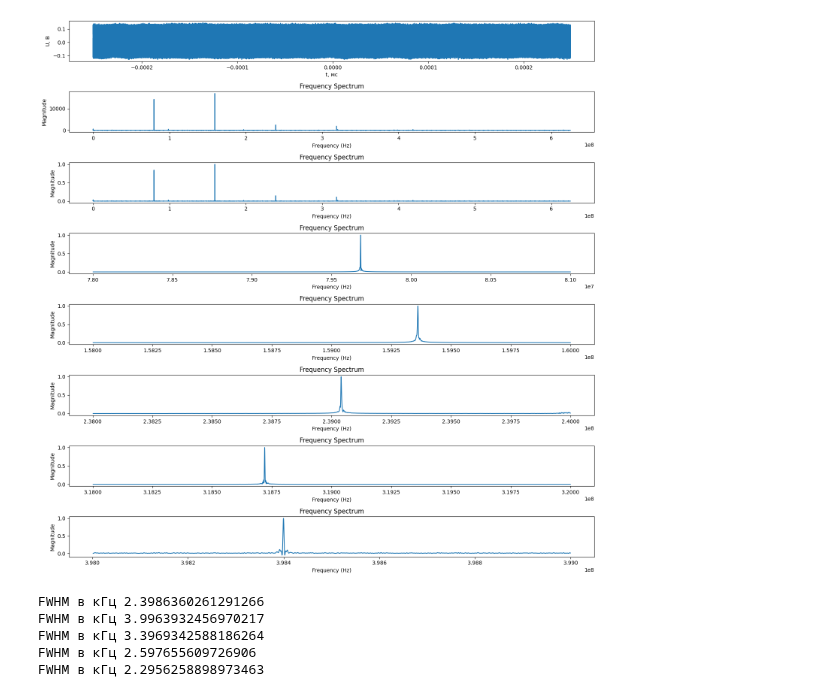
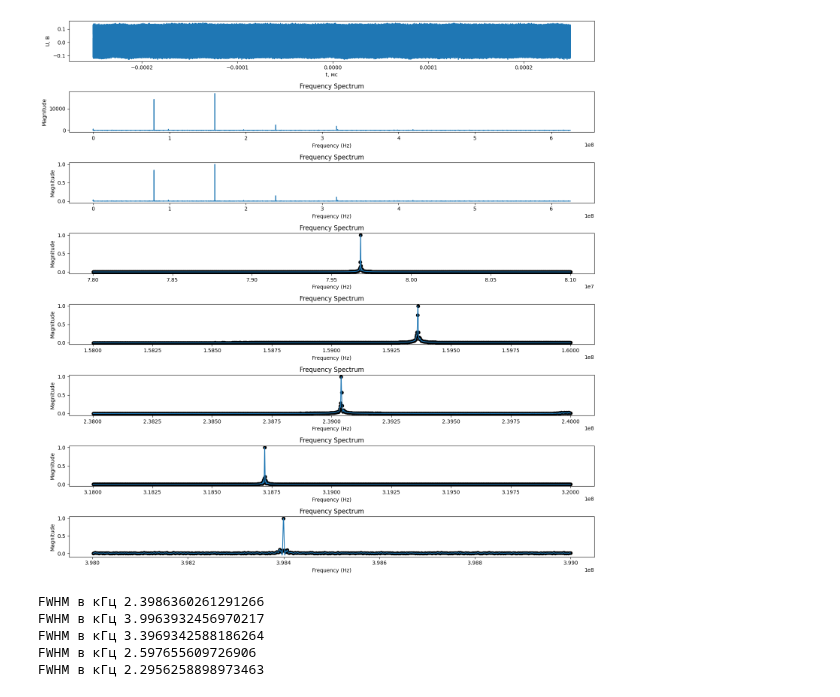
Before and after one commit to Orange-spearow/Finally_praktika, a Jupyter notebook: НовыйЛазер2.ipynb, the cells around one changed output. Saved outputs shown, nothing was run; the diff lists cells and outputs as text; code cells hidden in the pictures.

```diff
--- a/НовыйЛазер2.ipynb
+++ b/НовыйЛазер2.ipynb
@@ -100,14 +100,17 @@ ax[2].set_xlabel('Frequency (Hz)')
 ax[2].set_ylabel('Magnitude')
 ax[2].set_title('Frequency Spectrum')
 
-ax[3].plot(spectr_new_1, Spectr_spl_1/max(Spectr_spl_1))
+
 #ax[3].axvline(x = 298268.44159920904, color='k', linestyle='-')
 #ax[3].set_xlim(155e6, 165e6)
+ax[3].plot(spectr_new_1, Spectr_spl_1/max(Spectr_spl_1))
+ax[3].scatter(freq_1,fft_signal_1/max(fft_signal_1), color = 'k')
 ax[3].set_xlabel('Frequency (Hz)')
 ax[3].set_ylabel('Magnitude')
 ax[3].set_title('Frequency Spectrum')
 
 ax[4].plot(spectr_new_2, Spectr_spl_2/max(Spectr_spl_2))
+ax[4].scatter(freq_2,fft_signal_2/max(fft_signal_2), color = 'k')
 #ax[4].axvline(x = 298268.44159920904, color='k', linestyle='-')
 #ax[4].set_xlim(155e6, 165e6)
 ax[4].set_xlabel('Frequency (Hz)')
@@ -115,6 +118,7 @@ ax[4].set_ylabel('Magnitude')
 ax[4].set_title('Frequency Spectrum')
 
 ax[5].plot(spectr_new_3, Spectr_spl_3/max(Spectr_spl_3))
+ax[5].scatter(freq_3,fft_signal_3/max(fft_signal_3), color = 'k')
 #ax[5].axvline(x = 298268.44159920904, color='k', linestyle='-')
 #ax[5].set_xlim(155e6, 165e6)
 ax[5].set_xlabel('Frequency (Hz)')
@@ -122,6 +126,7 @@ ax[5].set_ylabel('Magnitude')
 ax[5].set_title('Frequency Spectrum')
 
 ax[6].plot(spectr_new_4, Spectr_spl_4/max(Spectr_spl_4))
+ax[6].scatter(freq_4,fft_signal_4/max(fft_signal_4), color = 'k')
 #ax[6].axvline(x = 298268.44159920904, color='k', linestyle='-')
 #ax[6].set_xlim(155e6, 165e6)
 ax[6].set_xlabel('Frequency (Hz)')
@@ -129,6 +134,7 @@ ax[6].set_ylabel('Magnitude')
 ax[6].set_title('Frequency Spectrum')
 
 ax[7].plot(spectr_new_5, Spectr_spl_5/max(Spectr_spl_5))
+ax[7].scatter(freq_5,fft_signal_5/max(fft_signal_5), color = 'k')
 #ax[7].axvline(x = 298268.44159920904, color='k', linestyle='-')
 #ax[7].set_xlim(155e6, 165e6)
 ax[7].set_xlabel('Frequency (Hz)')
@@ -159,34 +165,34 @@ for i in range(len(spectr_new_3)):
     if (Spectr_spl_3[i] / max(Spectr_spl_3) - 0.5) >= 0:
         fwhm_3.append(spectr_new_3[i])
         #print(Spectr_spl_3[i], spectr_new_3[i])
 #print(fwhm_3)
 print('FWHM в кГц' ,(np.array(fwhm_3)[-1] - np.array(fwhm_3)[0])/1e3)
 
 fwhm_4 = []
 for i in range(len(spectr_new_4)):
     if (Spectr_spl_4[i] / max(Spectr_spl_4) - 0.5) >= 0:
         fwhm_4.append(spectr_new_4[i])
         #print(Spectr_spl_4[i], spectr_new_4[i])
 #print(fwhm_4)
 print('FWHM в кГц' ,(np.array(fwhm_4)[-1] - np.array(fwhm_4)[0])/1e3)
 
 fwhm_5 = []
 for i in range(len(spectr_new_5)):
     if (Spectr_spl_5[i] / max(Spectr_spl_5) - 0.5) >= 0:
         fwhm_5.append(spectr_new_5[i])
         #print(Spectr_spl_5[i], spectr_new_5[i])
 #print(fwhm_5)
 print('FWHM в кГц' ,(np.array(fwhm_5)[-1] - np.array(fwhm_5)[0])/1e3)
 
 # Поиск пиков
 #peaks, _ = find_peaks(abs(fft_signal))
 # Определение максимального пика
 #max_peak_index = peaks[np.argmax(abs(fft_signal[peaks]))]
 # Значение по оси x для максимального пика
 #max_x_value = freq[max_peak_index]
 #print(f'Максимум спектра находится в точке x = {max_x_value:.4f}')'''
 # %% [output]
-[figure, old version]
+[figure, new version]
 FWHM в кГц 2.3986360261291266
 FWHM в кГц 3.9963932456970217
 FWHM в кГц 3.3969342588186264
```
